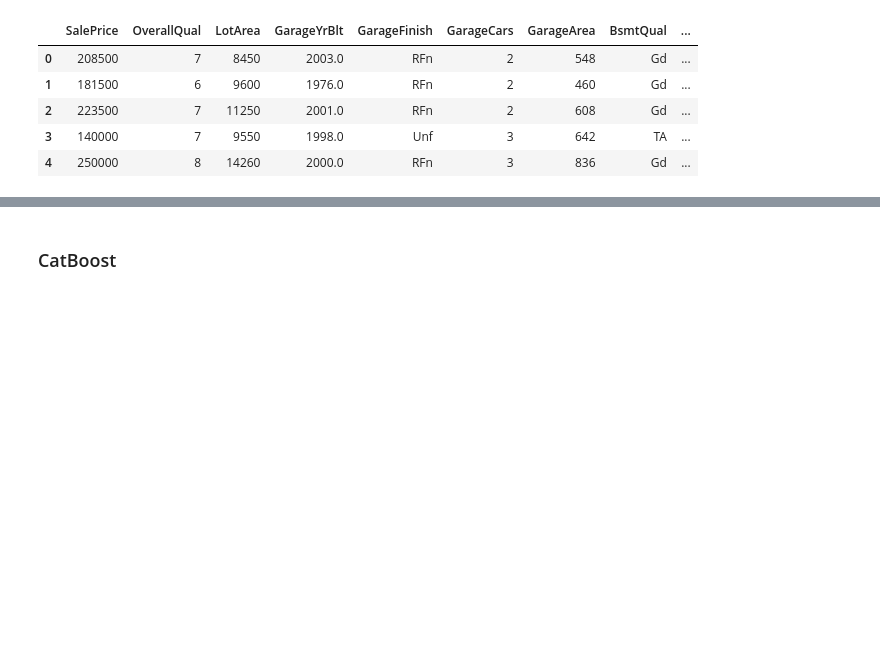
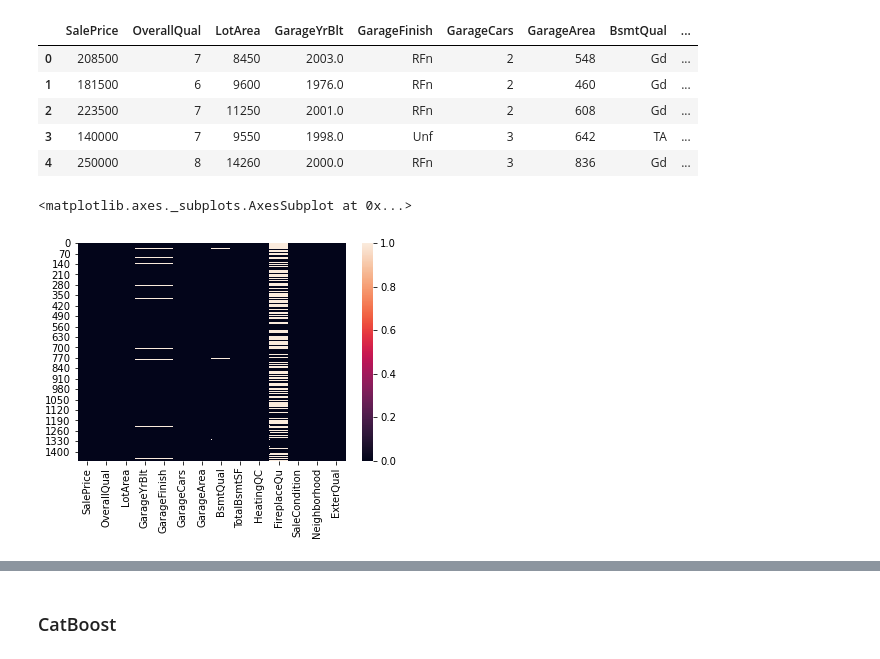
Before and after one commit to oliverkpan/IowaHousePricing, a Jupyter notebook: feature_aggregate.ipynb, the cells around one changed output, grey strips where cells are left out. Cells and saved outputs as stored; diff of their text form; code cells hidden in the pictures; blank space fills up the shorter version.

```diff
--- a/feature_aggregate.ipynb
+++ b/feature_aggregate.ipynb
@@ -184,6 +213,11 @@ model_df.head()
 | 2 | 223500 | 7 | 11250 | 2001.0 | RFn | 2 | 608 | Gd | ... |
 | 3 | 140000 | 7 | 9550 | 1998.0 | Unf | 3 | 642 | TA | ... |
 | 4 | 250000 | 8 | 14260 | 2000.0 | RFn | 3 | 836 | Gd | ... |
+# %%
+sns.heatmap(model_df.isnull())
+# %% [output]
+<matplotlib.axes._subplots.AxesSubplot at 0x...>
+[figure, added]
 # %%
 #Converting to numerical values
 model_df["GarageFinish"] = model_df["GarageFinish"].astype('category').cat.codes
```
Also changed, not shown: parts of 15 cells of this notebook.
